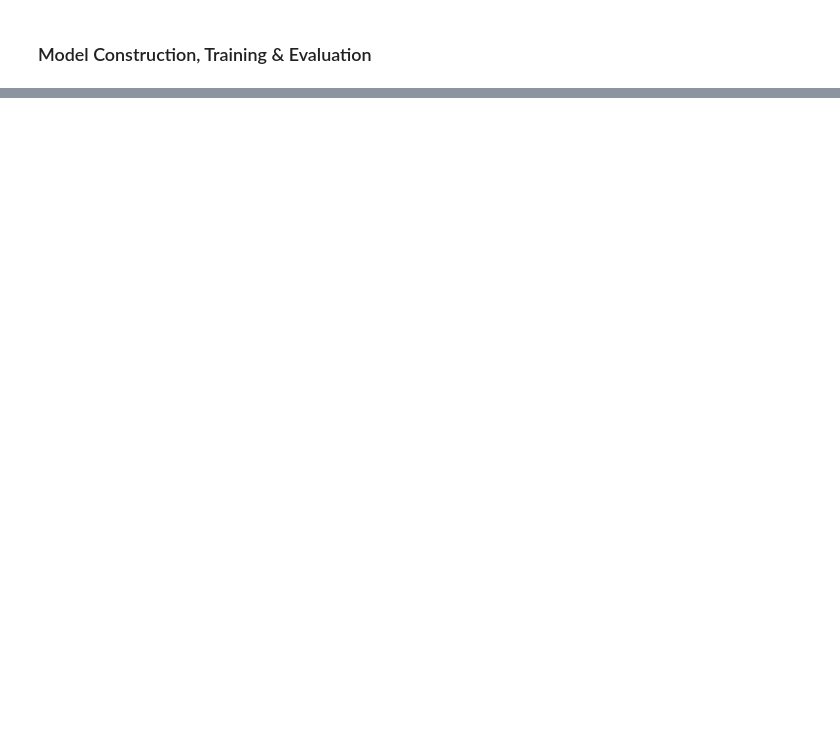
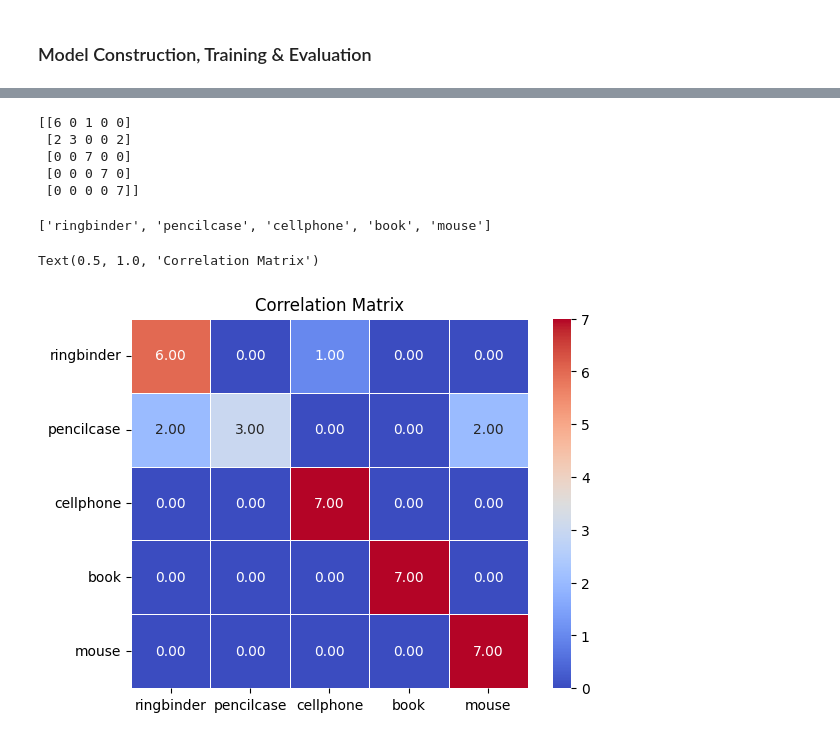
Before and after one commit to liorspitkowski/Deep-Learning-For-Robotics-Vision, a Jupyter notebook: Robot Vision Notebook.ipynb, the cells around one changed output, grey strips where cells are left out. Cells and saved outputs as stored; diff of their text form; code cells hidden in the pictures; blank space fills up the shorter version.

```diff
--- a/Robot Vision Notebook.ipynb
+++ b/Robot Vision Notebook.ipynb
@@ -133,9 +131,8 @@ input_X_test /= 255
 ### Model Construction, Training & Evaluation
 # %%
 #training constants
-BATCH_SIZE = 128
+BATCH_SIZE = 128 # 128
 N_EPOCH = 20 # use 20 for best initial results
-N_CLASSES = 10
 VERBOSE = 1
 VALIDATION_SPLIT = 0.2
 OPTIM = RMSprop()
@@ -143,7 +140,8 @@ OPTIM = RMSprop()
 # network definition
 
 model = Sequential()
-model.add(Conv2D(32, (3, 3), padding='same', input_shape=(IMG_ROWS, IMG_COLS, IMG_CHANNELS)))
+# model.add(Conv2D(32, (3, 3), padding='same', input_shape=(IMG_ROWS, IMG_COLS, IMG_CHANNELS)))
+model.add(Conv2D(32, (3, 3), padding='same', input_shape=(split_size, split_size, IMG_CHANNELS)))
 model.add(Activation('relu'))
 model.add(MaxPooling2D(pool_size=(2, 2)))
 model.add(Dropout(0.25))
@@ -195,0 +255,2 @@ plt.show()
+# %%
+predictions = model.predict(input_X_test)
@@ -195,0 +259,22 @@ plt.show()
+# %%
+cm = confusion_matrix(np.argmax(output_Y_test, axis=1), np.argmax(predictions, axis=1))
+# %%
+print(cm)
+# %% [output]
+[[6 0 1 0 0]
+ [2 3 0 0 2]
+ [0 0 7 0 0]
+ [0 0 0 7 0]
+ [0 0 0 0 7]]
+# %%
+objects
+# %% [output]
+['ringbinder', 'pencilcase', 'cellphone', 'book', 'mouse']
+# %%
+plt.figure()
+sns.heatmap(cm, annot=True, cmap='coolwarm', fmt=".2f", linewidths=0.5, xticklabels=objects, yticklabels=objects)
+plt.yticks(rotation=0)
+plt.title('Correlation Matrix')
+# %% [output]
+Text(0.5, 1.0, 'Correlation Matrix')
+[figure, added]
```
Also changed, not shown: parts of 20 cells of this notebook, 1 other file.
